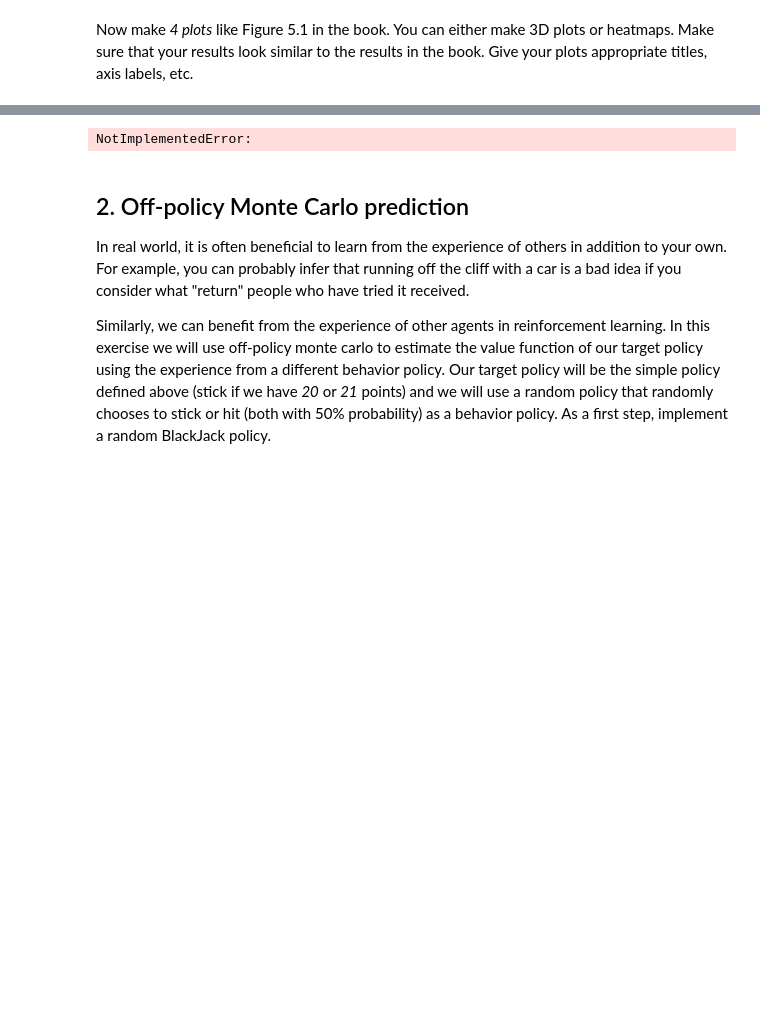
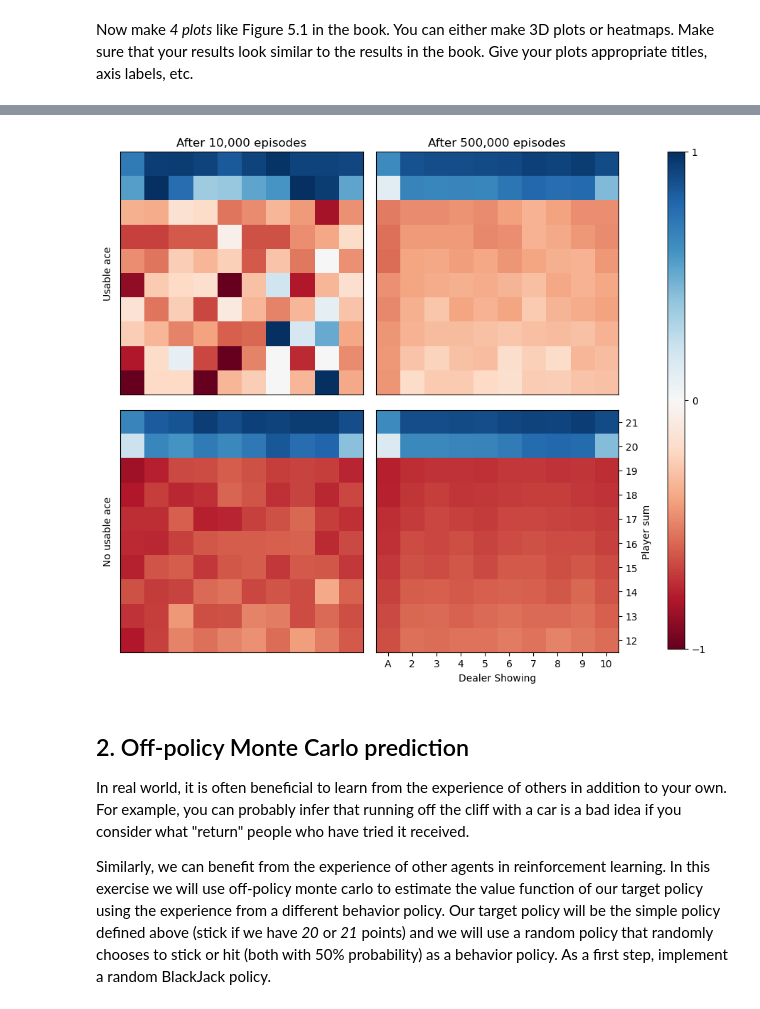
Before and after one commit to thesofakillers/rl-labs, a Jupyter notebook: 2_exercise/RL_Lab2_MC_2022/MC_lab.ipynb, the cells around one changed output, grey strips where cells are left out. Cells and saved outputs as stored; diff of their text form; code cells hidden in the pictures; blank space fills up the shorter version.

Commit message:
implement the plot

```diff
--- a/2_exercise/RL_Lab2_MC_2022/MC_lab.ipynb
+++ b/2_exercise/RL_Lab2_MC_2022/MC_lab.ipynb
@@ -282,7 +282,7 @@ defaultdict(<class 'float'>, {(21, 10, True): 0.9326424870466321, (19, 10, True)
 # %% [markdown]
 Now make *4 plots* like Figure 5.1 in the book. You can either make 3D plots or heatmaps. Make sure that your results look similar to the results in the book. Give your plots appropriate titles, axis labels, etc.
 # %%
-# %%time
-# # Let's run your code one time
-# V_10k = mc_prediction(env, SimpleBlackjackPolicy(), num_episodes=10000)
-# V_500k = mc_prediction(env, SimpleBlackjackPolicy(), num_episodes=500000)
+%%time
+# Let's run your code one time
+V_10k = mc_prediction(env, SimpleBlackjackPolicy(), num_episodes=10000)
+V_500k = mc_prediction(env, SimpleBlackjackPolicy(), num_episodes=500000)
@@ -289,8 +292,62 @@ Now make *4 plots* like Figure 5.1 in the book. You can either make 3D plots or
-# %%
-# YOUR CODE HERE
-raise NotImplementedError
-# %% [output]
-NotImplementedError:
+# %%
+# YOUR CODE HERE
+# helper func -----------------
+def prepare_data(value_dict):
+    # player_sum X dealer_showing
+    usable_grid = np.zeros((10, 10), dtype=float)
+    not_usable_grid = usable_grid.copy()
+
+    for s, v in value_dict.items():
+        p_sum, dealer_card, ace_usable = s
+        if ace_usable:
+            usable_grid[p_sum - 12][dealer_card - 1] = value_dict[s]
+        else:
+            not_usable_grid[p_sum - 12][dealer_card - 1] = value_dict[s]
+
+    return usable_grid, not_usable_grid
+
+
+# getting data ----------------
+usable_grid_10, not_usable_grid_10 = prepare_data(V_10k)
+usable_grid_500, not_usable_grid_500 = prepare_data(V_500k)
+
+# plotting --------------------
+f, ((ax1, ax2), (ax3, ax4)) = plt.subplots(2, 2, figsize=(8, 8))
+
+im = ax1.imshow(usable_grid_10, origin="lower", vmin=-1, vmax=1, cmap="RdBu")
+ax1.set_ylabel("Usable ace")
+ax1.set_title("After 10,000 episodes")
+ax1.set_yticks([])
+ax1.set_xticks([])
+
+ax2.imshow(usable_grid_500, origin="lower", vmin=-1, vmax=1, cmap="RdBu")
+ax2.set_title("After 500,000 episodes")
+ax2.set_yticks([])
+ax2.set_xticks([])
+
+ax3.imshow(not_usable_grid_10, origin="lower", vmin=-1, vmax=1, cmap="RdBu")
+ax3.set_ylabel("No usable ace")
+ax3.set_yticks([])
+ax3.set_xticks([])
+
+ax4.imshow(not_usable_grid_500, origin="lower", vmin=-1, vmax=1, cmap="RdBu")
+ax4.set_xlabel("Dealer Showing")
+ax4.set_xticks(range(10))
+ax4.set_xticklabels(["A"] + [str(i) for i in range(2, 11)])
+ax4.set_ylabel("Player sum")
+ax4.set_yticks(range(10))
+ax4.set_yticklabels(range(12, 22))
+ax4.yaxis.set_label_position("right")
+ax4.yaxis.tick_right()
+
+f.set_tight_layout(True)
+
+cbar_ax = f.add_axes([1.01, 0.08, 0.03, 0.875])
+f.colorbar(im, cax=cbar_ax, ticks=[-1, 0, 1])
+
+plt.show()
+# %% [output]
+[figure, added]
 # %% [markdown]
 ## 2. Off-policy Monte Carlo prediction
 In real world, it is often beneficial to learn from the experience of others in addition to your own. For example, you can probably infer that running off the cliff with a car is a bad idea if you consider what "return" people who have tried it received.
```
Also changed, not shown: parts of 5 cells of this notebook.
